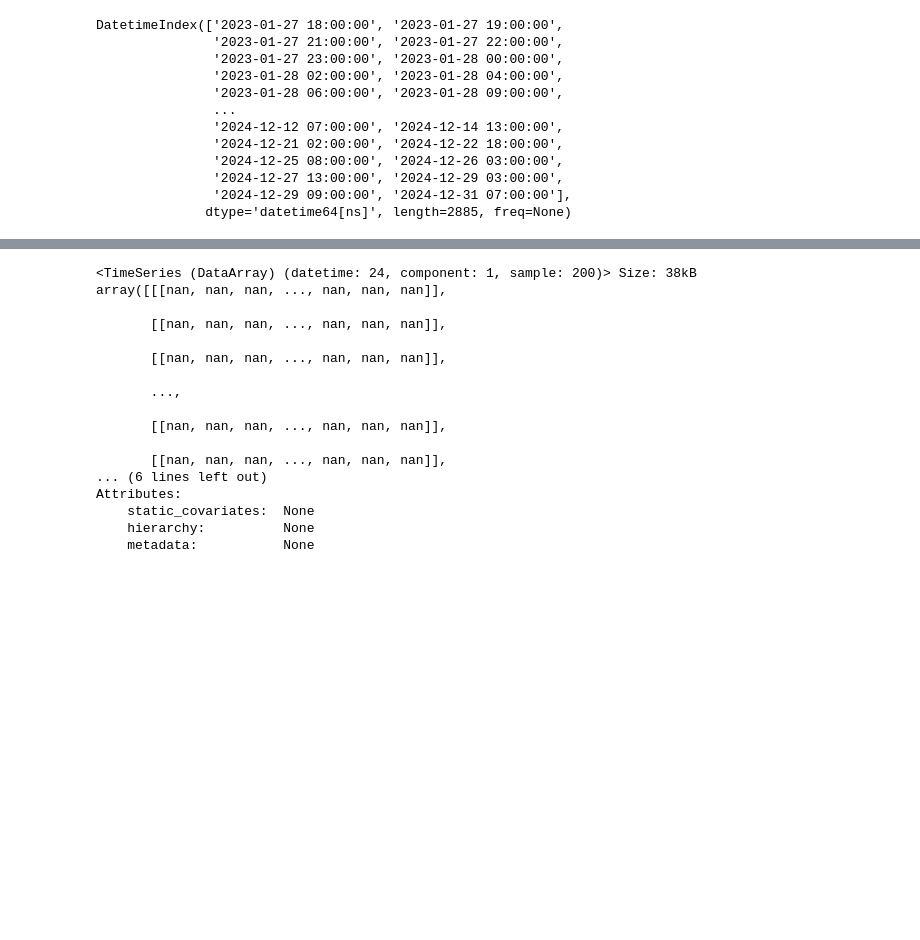
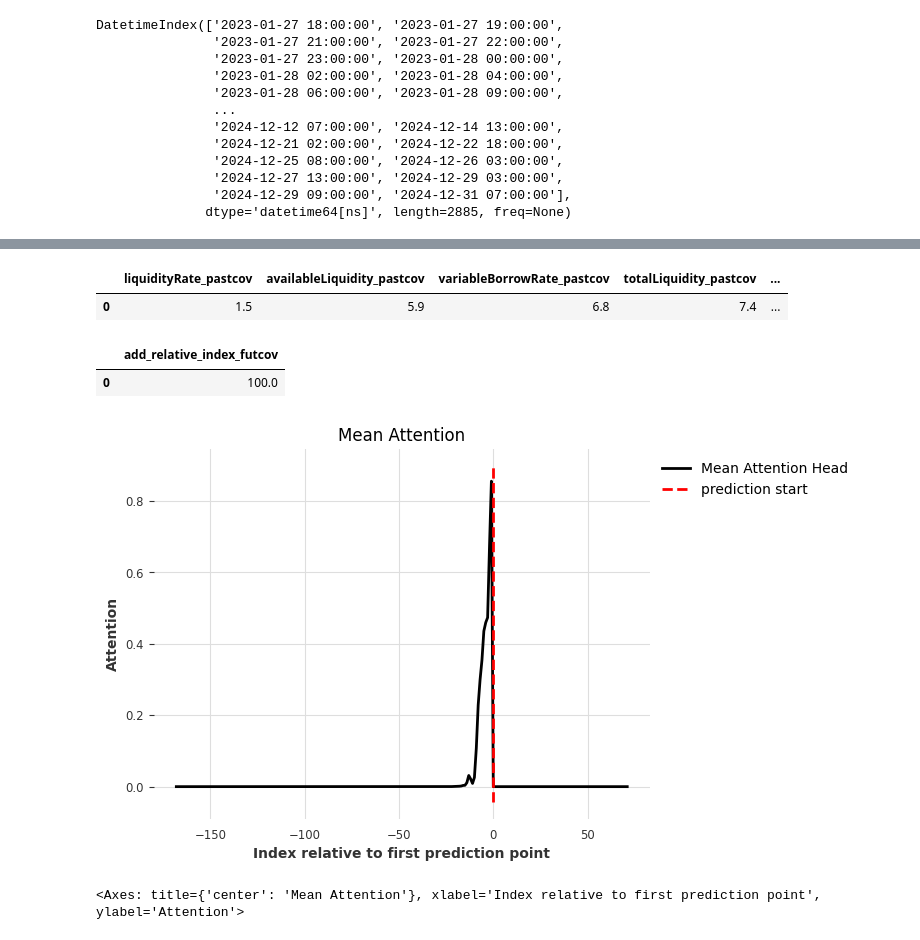
Before and after one commit to Angelaa6/Statapp, a Jupyter notebook: TFT with covariates.ipynb, the cells around one changed output, grey strips where cells are left out. Cells and saved outputs as stored; diff of their text form; code cells hidden in the pictures; blank space fills up the shorter version.

```diff
--- a/TFT with covariates.ipynb
+++ b/TFT with covariates.ipynb
@@ -285,21 +303,15 @@ explainer.plot_variable_selection(explainability_result)
+# %%
+explainability_result.get_encoder_importance()
+# %% [output]
+|  | liquidityRate_pastcov | availableLiquidity_pastcov | variableBorrowRate_pastcov | totalLiquidity_pastcov | ... |
+| 0 | 1.5 | 5.9 | 6.8 | 7.4 | ... |
+# %%
+explainability_result.get_decoder_importance()
+# %% [output]
+|  | add_relative_index_futcov |
+| 0 | 100.0 |
 # %%
-pred_series = my_model.predict(n=24, num_samples=num_samples)
-pred_series
+explainer.plot_attention(explainability_result, plot_type="time")
 # %% [output]
+[figure, added]
-<TimeSeries (DataArray) (datetime: 24, component: 1, sample: 200)> Size: 38kB
-array([[[nan, nan, nan, ..., nan, nan, nan]],
-
-       [[nan, nan, nan, ..., nan, nan, nan]],
-
-       [[nan, nan, nan, ..., nan, nan, nan]],
-
-       ...,
-
-       [[nan, nan, nan, ..., nan, nan, nan]],
-
-       [[nan, nan, nan, ..., nan, nan, nan]],
-... (6 lines left out)
-Attributes:
-    static_covariates:  None
-    hierarchy:          None
-    metadata:           None
+<Axes: title={'center': 'Mean Attention'}, xlabel='Index relative to first prediction point', ylabel='Attention'>
```
Also changed, not shown: parts of 12 cells of this notebook, 1 other file.
